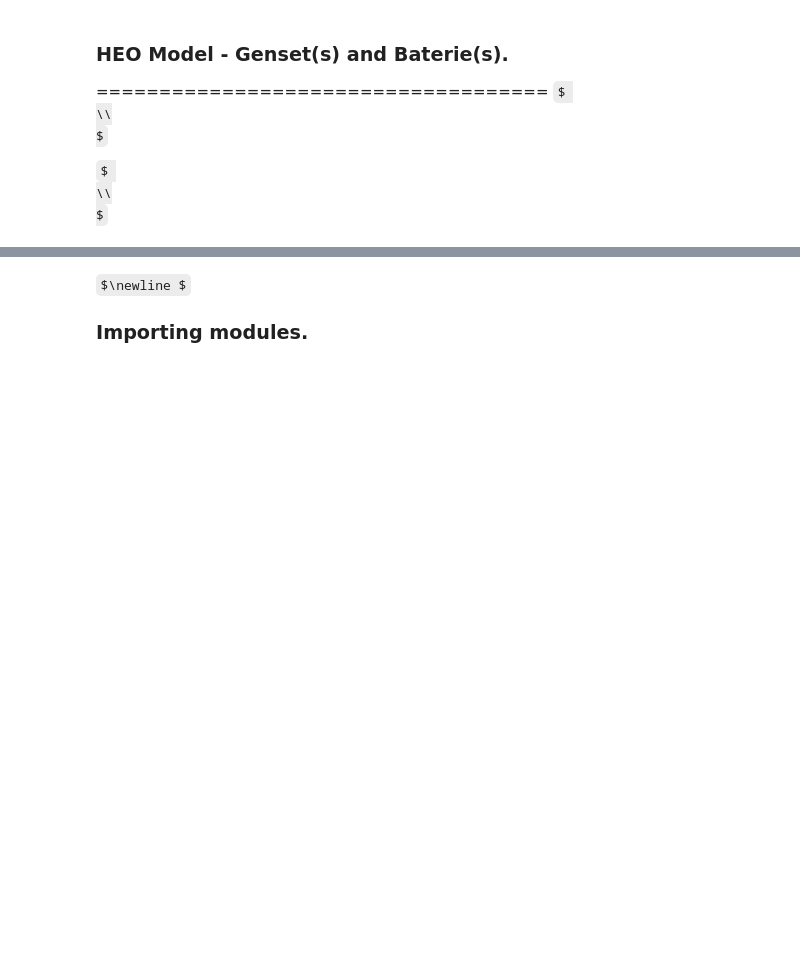
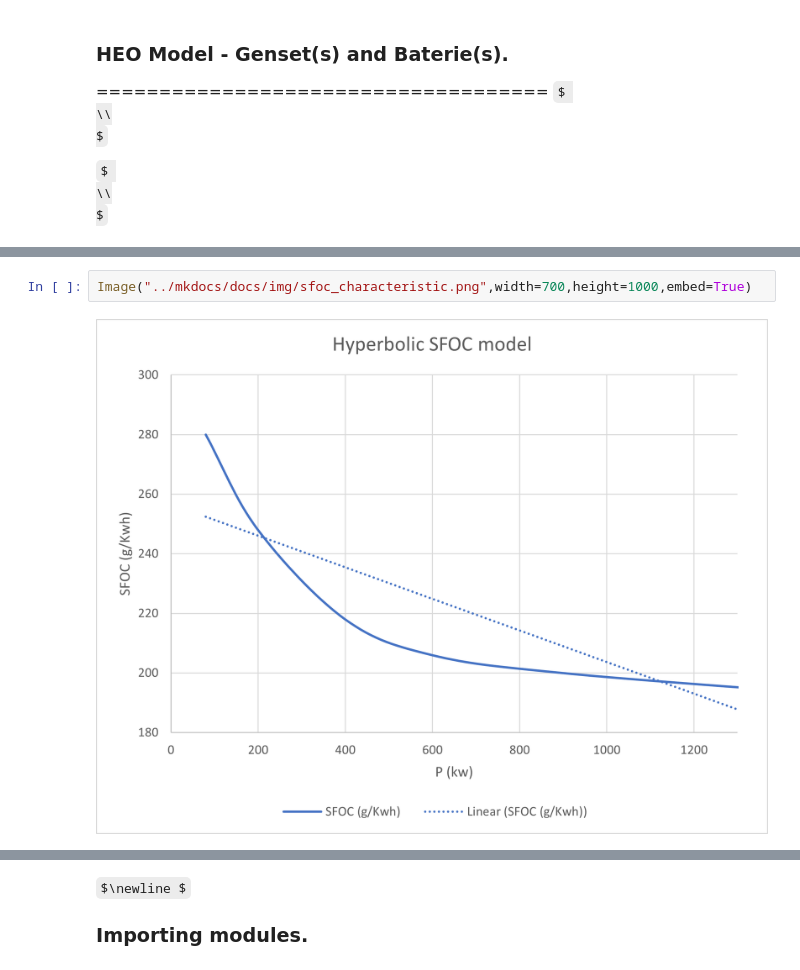
Before and after one commit to AmedBrook/Pulp_MILP-Hybrid-Energy-Optimization, a Jupyter notebook: notebooks/heo_model.ipynb, the cells around one changed output, grey strips where cells are left out. Drawn from its saved outputs; the diff is of its cells as text; some formulas as TeX source; blank space fills up the shorter version.

```diff
--- a/notebooks/heo_model.ipynb
+++ b/notebooks/heo_model.ipynb
@@ -10,0 +13,4 @@ $
+# %%
+Image("../mkdocs/docs/img/sfoc_characteristic.png",width=700,height=1000,embed=True)
+# %% [output]
+[figure, added]
```
Also changed, not shown: parts of 12 cells of this notebook.
